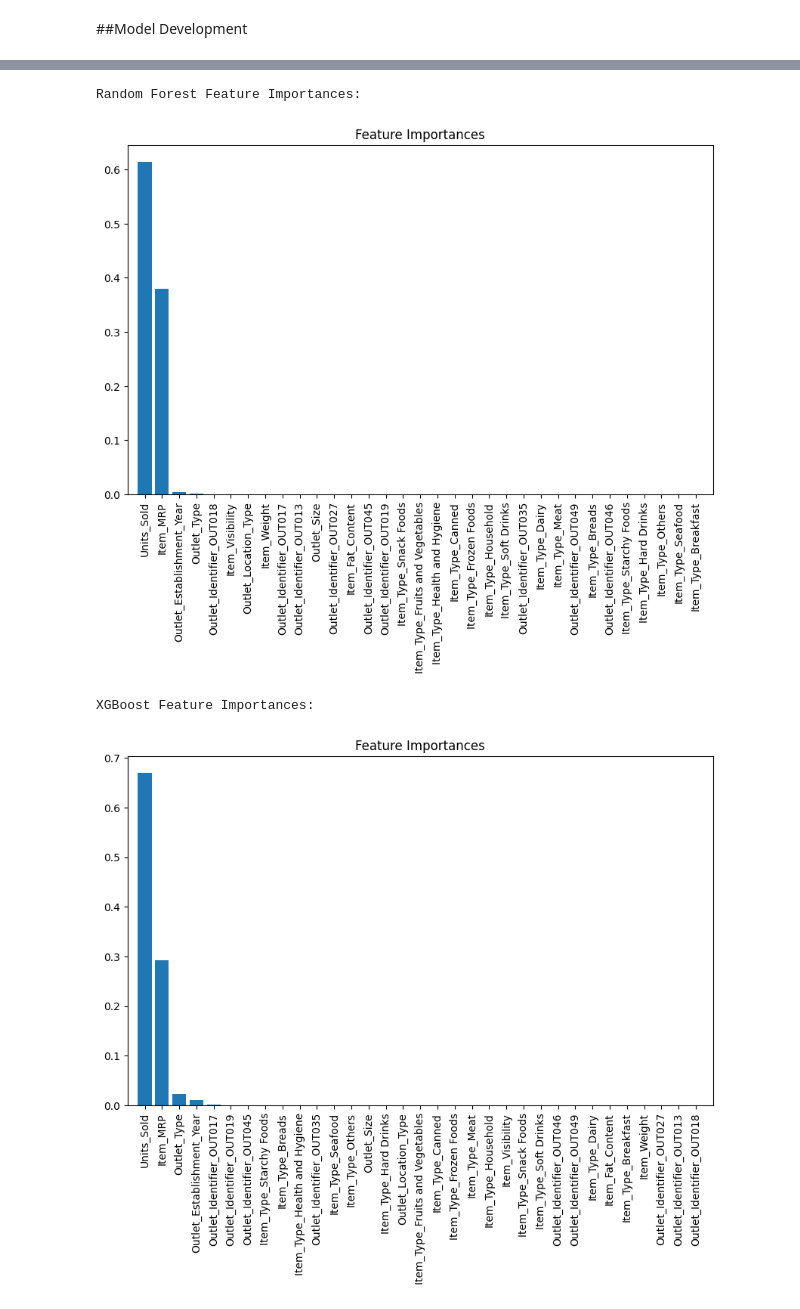
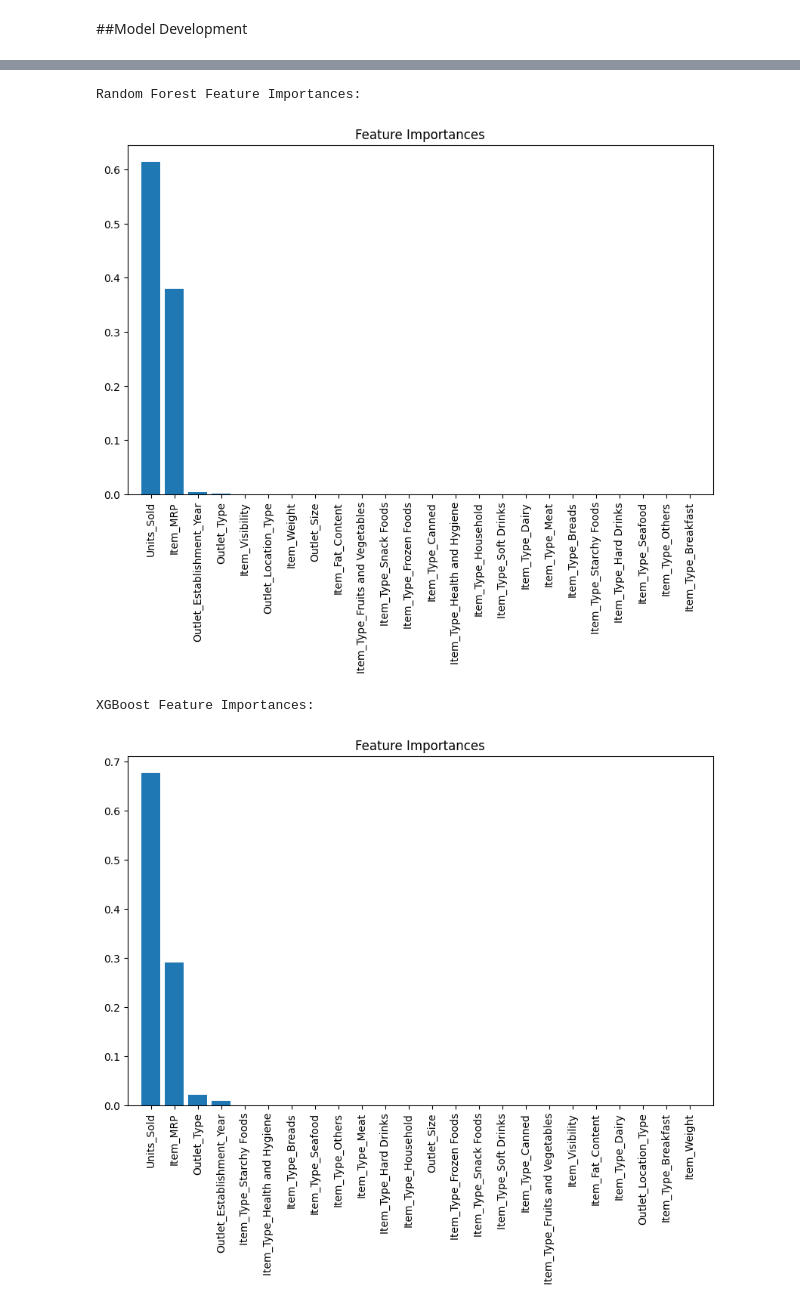
Before and after one commit to AromaDsouza/BigMart_Sales_Prediction, a Jupyter notebook: BigMart_Sales_Prediction.ipynb, the cells around one changed output, grey strips where cells are left out. Saved outputs shown, nothing was run; the diff lists cells and outputs as text; code cells hidden in the pictures.

```diff
--- a/BigMart_Sales_Prediction.ipynb
+++ b/BigMart_Sales_Prediction.ipynb
@@ -682,8 +682,10 @@ Item_Fat_Content: [1 2]
 # %%
 #OneHotEncoding
 
-columns_to_encode = ['Item_Type','Outlet_Identifier']
-columns_to_encode = [col for col in columns_to_encode if col in train_data.columns]
+train_data_encoded = pd.get_dummies(train_data, columns=['Item_Type'], drop_first=True)
+test_data_encoded = pd.get_dummies(test_data, columns=['Item_Type'], drop_first=True)
 
-train_data_encoded = pd.get_dummies(train_data, columns= columns_to_encode, drop_first=True)
-test_data_encoded = pd.get_dummies(test_data, columns = columns_to_encode, drop_first=True)
+missing_cols = set(train_data_encoded.columns) - set(test_data_encoded.columns)
+for c in missing_cols:
+    test_data_encoded[c] = 0
+test_data_encoded = test_data_encoded[train_data_encoded.columns.drop('Item_Outlet_Sales')]
@@ -1071,6 +1063,6 @@ Index(['Item_Identifier', 'Item_Weight', 'Item_Fat_Content', 'Item_Visibility',
       dtype='object')
 # %%
-X = train_data_encoded.drop(columns=['Item_Outlet_Sales', 'Item_Identifier'])
+X = train_data_encoded.drop(columns=['Item_Outlet_Sales', 'Item_Identifier','Outlet_Identifier'])
 y = train_data_encoded['Item_Outlet_Sales']
 
 X_train, X_val, y_train, y_val = train_test_split(X, y, test_size=0.2, random_state=42)
@@ -1078,6 +1070,7 @@ X_train, X_val, y_train, y_val = train_test_split(X, y, test_size=0.2, random_st
 scaler = StandardScaler()
 X_train_scaled = scaler.fit_transform(X_train)
 X_val_scaled = scaler.transform(X_val)
+X_test_scaled = scaler.transform(test_data_encoded.drop(columns=['Item_Identifier', 'Outlet_Identifier']))
 
 def evaluate_model(model, X_val, y_val):
     y_pred = model.predict(X_val)
@@ -1160,22 +1153,23 @@ Mean R^2 Score: 0.9993035270072094
 # %%
-#Feature importance
+'''#Feature importance
 def plot_feature_importance(model, feature_names):
   importances = model.feature_importances_
   indices = np.argsort(importances)[::-1]
   plt.figure(figsize=(10, 6))
   plt.title("Feature Importances")
   plt.bar(range(X_train.shape[1]), importances[indices], align="center")
   plt.xticks(range(X_train.shape[1]), feature_names[indices], rotation=90)
   plt.xlim([-1, X_train.shape[1]])
   plt.show()
 
 print("Random Forest Feature Importances:")
 plot_feature_importance(best_rf, X_train.columns)
 
 print("XGBoost Feature Importances:")
 plot_feature_importance(best_xgb, X_train.columns)
+'''
 # %% [output]
 Random Forest Feature Importances:
-[figure, old version]
+[figure, new version]
 XGBoost Feature Importances:
-[figure, old version]
+[figure, new version]
```
Also changed, not shown: parts of 14 cells of this notebook.
